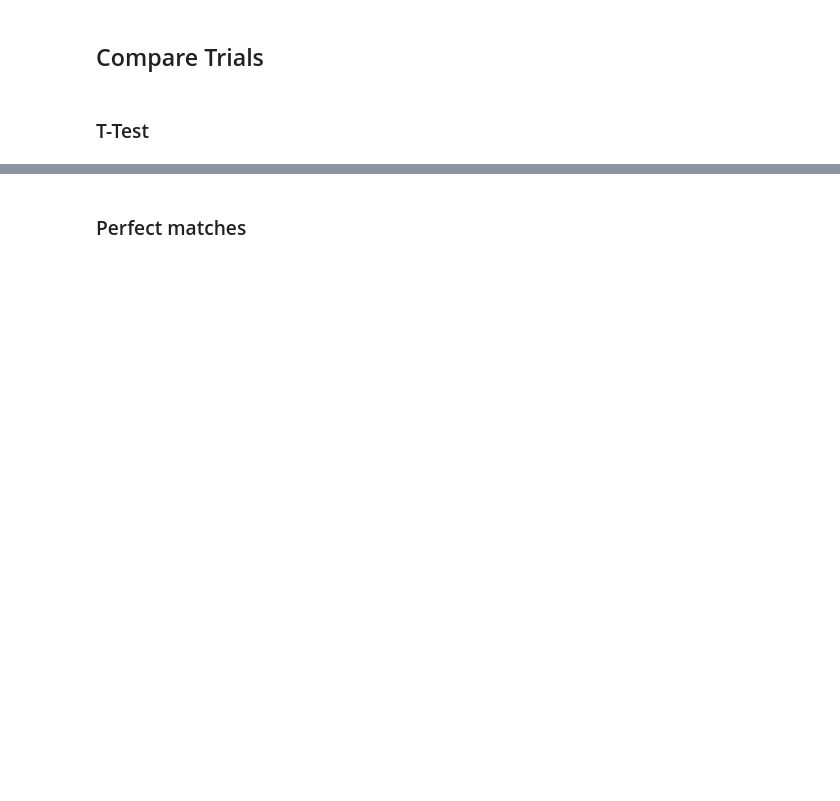
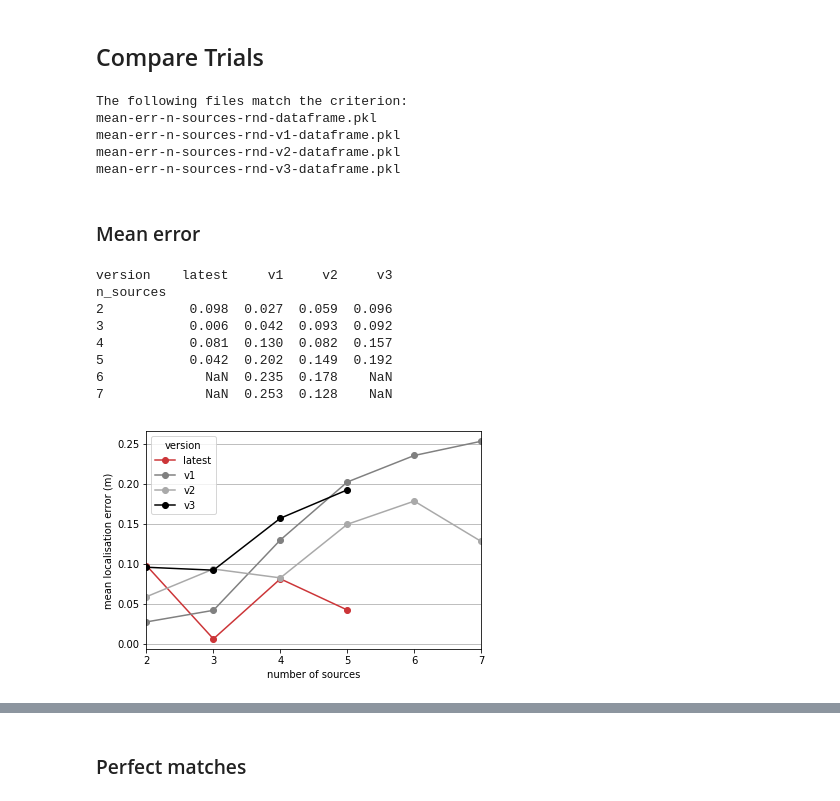
Before and after one commit to jannismain/fau-lnt-source-tracking-code, a Jupyter notebook: python/analysis.ipynb, the cells around one changed output, grey strips where cells are left out. Saved outputs shown, nothing was run; the diff lists cells and outputs as text; code cells hidden in the pictures; blank space fills up the shorter version.

Commit message:
extended evaluation

```diff
--- a/python/analysis.ipynb
+++ b/python/analysis.ipynb
@@ -5,13 +5,20 @@
 
 # NAME_EVALUATION = 'mean-err-n-sources'
 # NAME_EVALUATION_OTHER = 'mean-err-n-sources-sample3and5exchanged'
+# NAME_FOLDER = "{}sources"
 # NAME_DATA_FILES = '2017-10-04*.txt'  # first trials, original speech samples
 
-NAME_EVALUATION = 'mean-err-n-sources-sample3and5exchanged'
-NAME_EVALUATION_OTHER = 'mean-err-n-sources'
-NAME_DATA_FILES = '2017-10-11*.txt'  # second trials, rearranged speech samples
+# NAME_EVALUATION = 'mean-err-n-sources-sample3and5exchanged'
+# NAME_EVALUATION_OTHER = 'mean-err-n-sources-rnd'
+# NAME_FOLDER = "{}sources"
+# NAME_DATA_FILES = '2017-10-11*.txt'  # second trials, rearranged speech samples
 
-EXPORT = True
+NAME_EVALUATION = 'mean-err-n-sources-rnd'
+NAME_FOLDER = "{}sources-rnd"
+NAME_DATA_FILES = '2017-*results.txt'  # third trials, randomized speech samples
+
+EXPORT_LATEX = False
+EXPORT_RESULTS = True
 # %%
 %matplotlib inline
 # %matplotlib notebook would provide interactive plots
@@ -202,4 +215,2 @@ Horizontal alignment will be ignored as no 'y tick label text width' has been pa
 # %% [markdown]
 ## Compare Trials
-# %% [markdown]
-### T-Test
@@ -221,0 +217,45 @@ cat7 = results[results['n_sources']==7]['err_mean']
+# %%
+files = glob.glob(path.join(PATH_ROOT, 'mean-err-n-sources-rnd*-dataframe.pkl'))
+from pprint import pprint
+print("The following files match the criterion:")
+dfs = []
+for f in files:
+    df = pd.read_pickle(f)
+    fname = f.split(sep="/")[-1]
+    print(fname)
+    version = fname[fname.find("rnd-")+4:fname.find("-dataframe")]
+    if version=="": version="latest"
+    df["version"] = version
+    dfs.append(df)
+
+try:
+    dfc = pd.concat(dfs, ignore_index=True)
+except ValueError:
+    import sys
+    print("Concatination failed!\n{}".format(files), file=sys.stderr)
+# %% [output]
+The following files match the criterion:
+mean-err-n-sources-rnd-dataframe.pkl
+mean-err-n-sources-rnd-v1-dataframe.pkl
+mean-err-n-sources-rnd-v2-dataframe.pkl
+mean-err-n-sources-rnd-v3-dataframe.pkl
+# %% [markdown]
+### Mean error
+# %%
+dfcp = dfc.pivot_table("err_mean", index="version", columns="n_sources", aggfunc='mean').transpose()
+dfcp.plot(kind='line', marker='o', color=[lms_red, "gray", "darkgray", "black"])
+# Style plot
+plt.xlabel("number of sources")
+plt.ylabel("mean localisation error (m)")
+plt.grid(axis="y")
+print(dfcp)
+# %% [output]
+version    latest     v1     v2     v3
+n_sources
+2           0.098  0.027  0.059  0.096
+3           0.006  0.042  0.093  0.092
+4           0.081  0.130  0.082  0.157
+5           0.042  0.202  0.149  0.192
+6             NaN  0.235  0.178    NaN
+7             NaN  0.253  0.128    NaN
+[figure, added]
```
Also changed, not shown: parts of 18 cells of this notebook.
